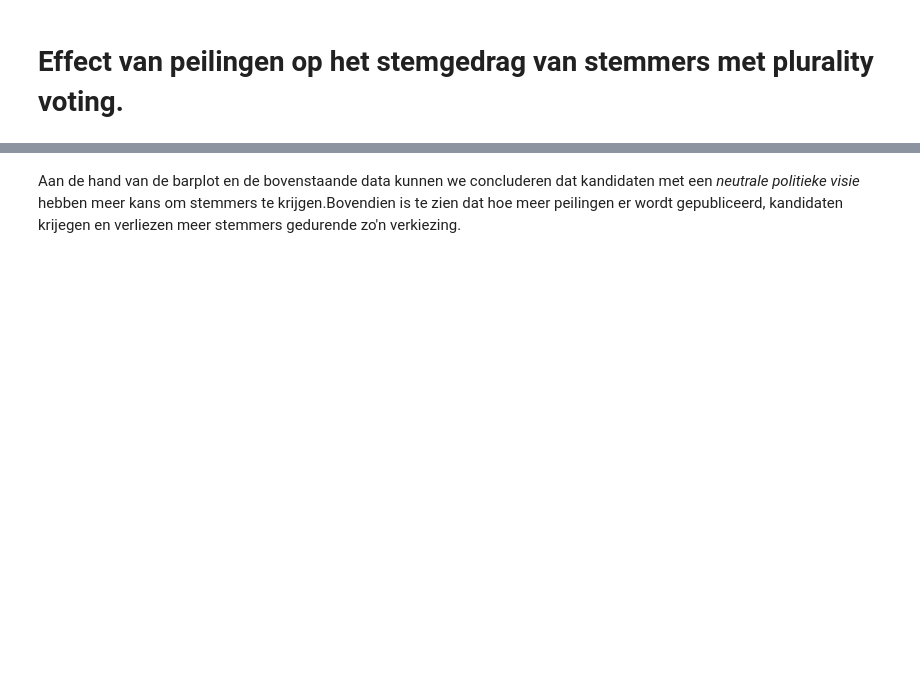
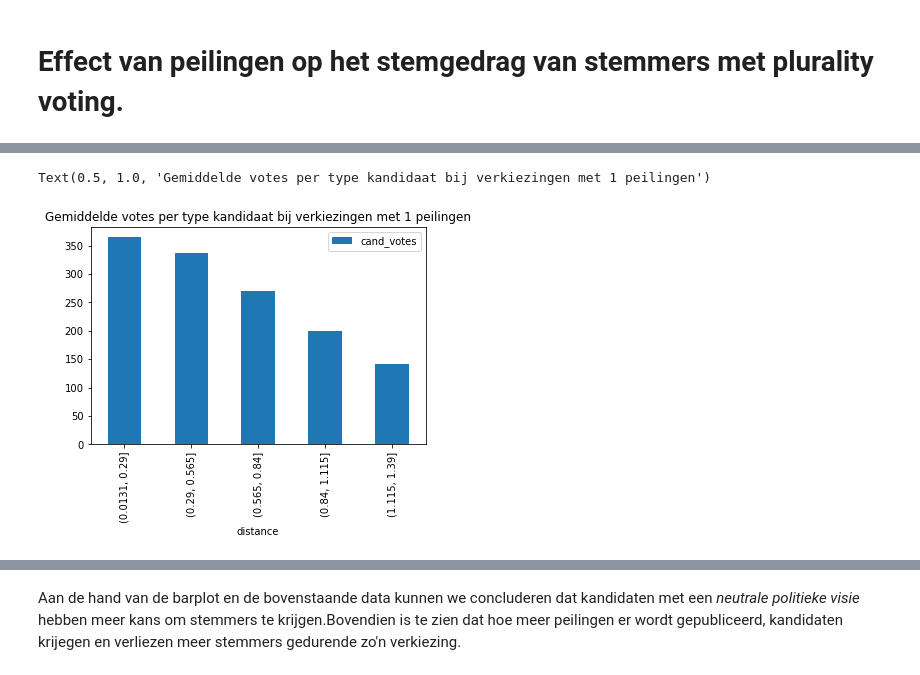
Before and after one commit to darkraisisi/AI-ST-OP2, a Jupyter notebook: Simulatie analysis.ipynb, the cells around one changed output, grey strips where cells are left out. Cells and saved outputs as stored; diff of their text form; code cells hidden in the pictures; blank space fills up the shorter version.

```diff
--- a/Simulatie analysis.ipynb
+++ b/Simulatie analysis.ipynb
@@ -142,4 +264,10 @@ Om het effect van peilingen te bekijken op het stemgedrag van de stemmers, gaan
 # %%
-poll_1_mean = poll_1.groupby([pd.cut(poll_1['distance'],5)])[['cand_votes']].mean().reset_index()
-poll_1_mean.plot.bar(x='distance',y='cand_votes',rot=90)
+poll_1_mean = poll_1.groupby([pd.cut(poll_1['distance'],5)])[['cand_votes']].mean()
+poll_1_mean['stdev_cand_votes'] = poll_1.groupby([pd.cut(poll_1['distance'],5)])[['cand_votes']].std()
+poll_1_mean = poll_1_mean.reset_index()
+ax= poll_1_mean.plot.bar(x= 'distance',y='cand_votes',rot=90)
+ax.set_title("Gemiddelde votes per type kandidaat bij verkiezingen met 1 peilingen")
+# %% [output]
+Text(0.5, 1.0, 'Gemiddelde votes per type kandidaat bij verkiezingen met 1 peilingen')
+[figure, added]
 # %%
```
Also changed, not shown: parts of 24 cells of this notebook.
